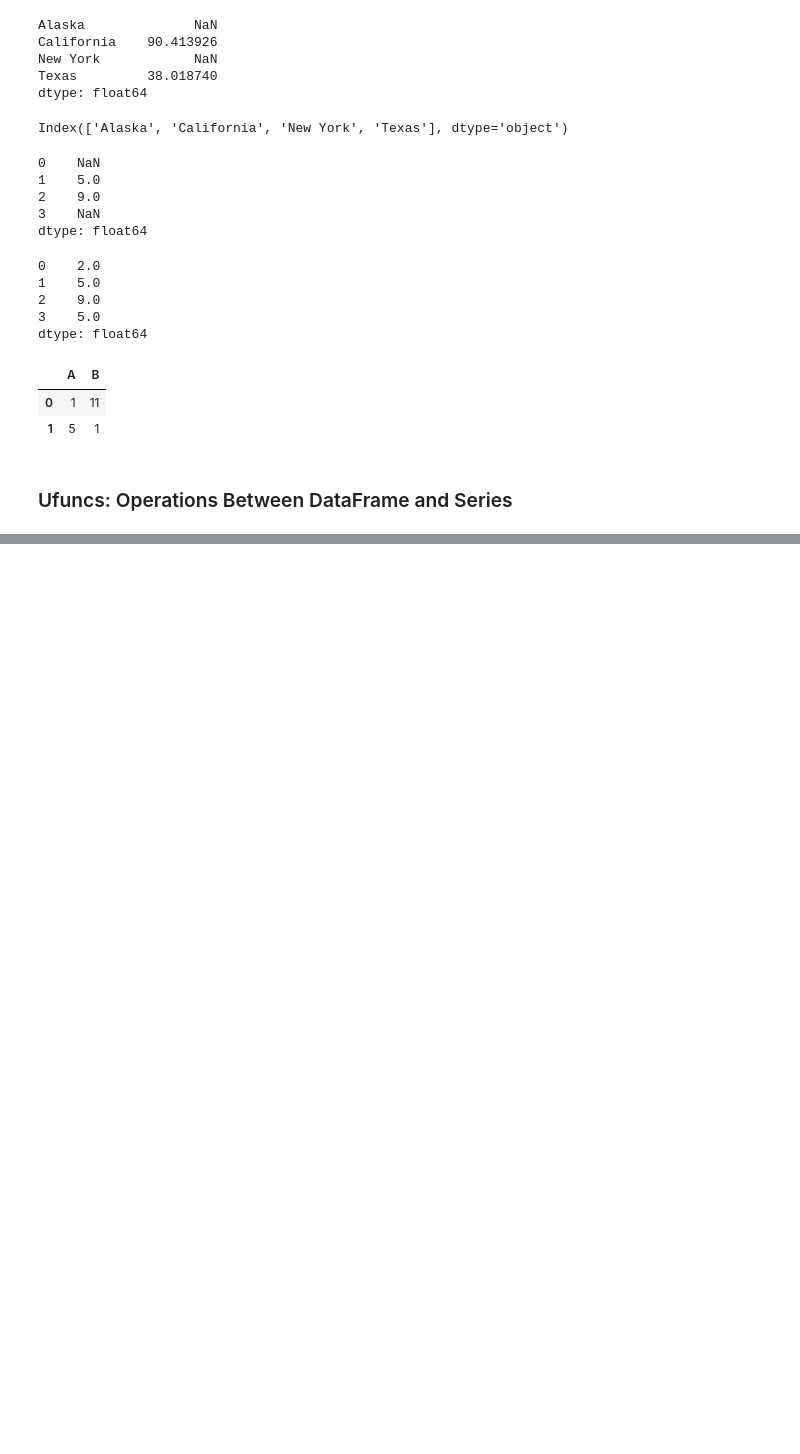
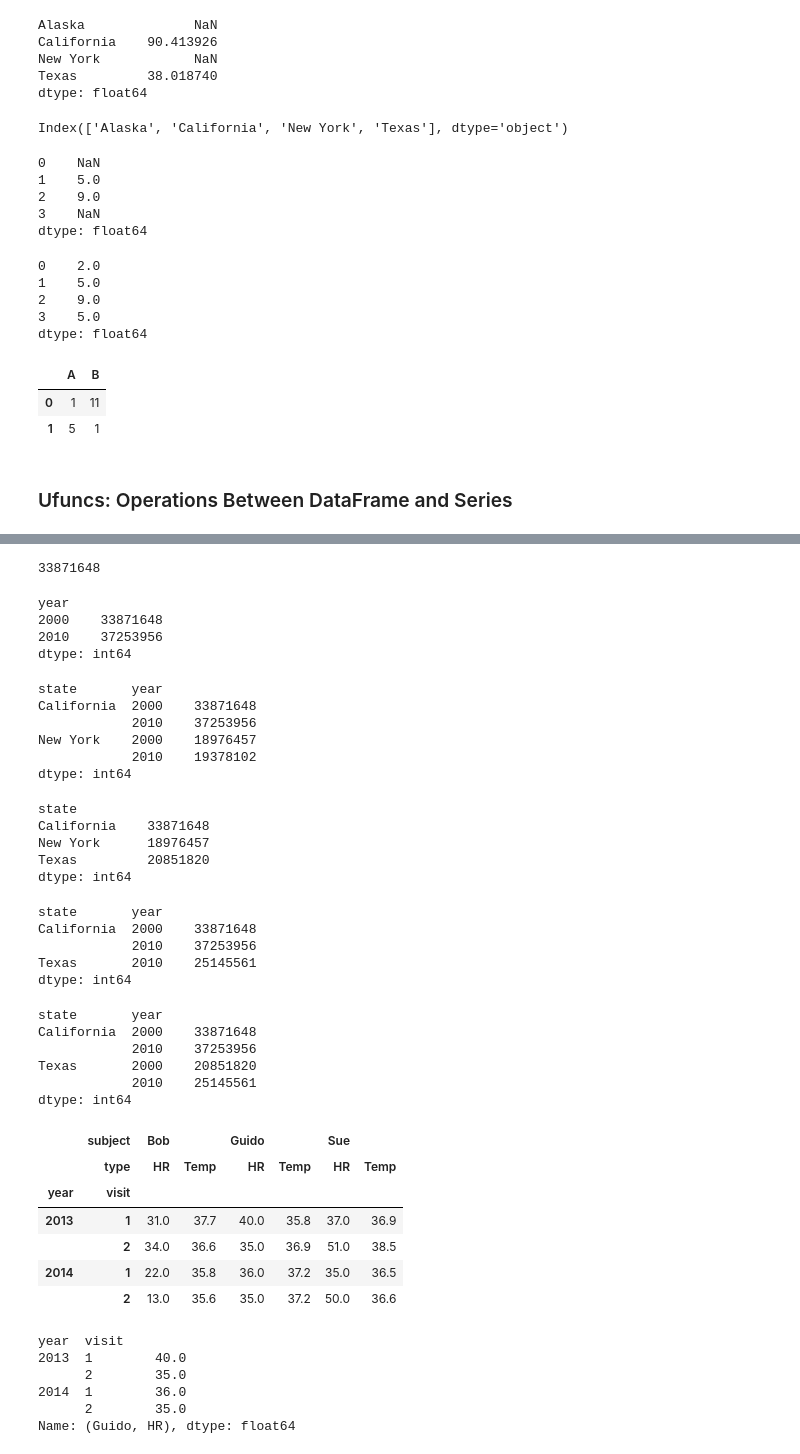
Before and after one commit to CassivsGabriellis/estudos-ciencia-de-dados, a Jupyter notebook: Estudos em Python for Data Science - Pandas.ipynb, the cells around one changed output, grey strips where cells are left out. Cells and saved outputs as stored; diff of their text form; code cells hidden in the pictures; blank space fills up the shorter version.

```diff
--- a/Estudos em Python for Data Science - Pandas.ipynb
+++ b/Estudos em Python for Data Science - Pandas.ipynb
@@ -548,0 +966,64 @@ array([ 0, -2,  2,  0])
+# %%
+pop['California', 2000]
+# %% [output]
+33871648
+# %%
+pop['California']
+# %% [output]
+year
+2000    33871648
+2010    37253956
+dtype: int64
+# %%
+pop.loc['California':'New York']
+# %% [output]
+state       year
+California  2000    33871648
+            2010    37253956
+New York    2000    18976457
+            2010    19378102
+dtype: int64
+# %%
+pop[:, 2000]
+# %% [output]
+state
+California    33871648
+New York      18976457
+Texas         20851820
+dtype: int64
+# %%
+pop[pop > 22000000]
+# %% [output]
+state       year
+California  2000    33871648
+            2010    37253956
+Texas       2010    25145561
+dtype: int64
+# %%
+pop[['California', 'Texas']]
+# %% [output]
+state       year
+California  2000    33871648
+            2010    37253956
+Texas       2000    20851820
+            2010    25145561
+dtype: int64
+# %%
+health_data
+# %% [output]
+|  | subject | Bob |  | Guido |  | Sue |  |
+|  | type | HR | Temp | HR | Temp | HR | Temp |
+| year | visit |  |  |  |  |  |  |
+| 2013 | 1 | 31.0 | 37.7 | 40.0 | 35.8 | 37.0 | 36.9 |
+|  | 2 | 34.0 | 36.6 | 35.0 | 36.9 | 51.0 | 38.5 |
+| 2014 | 1 | 22.0 | 35.8 | 36.0 | 37.2 | 35.0 | 36.5 |
+|  | 2 | 13.0 | 35.6 | 35.0 | 37.2 | 50.0 | 36.6 |
+# %%
+health_data['Guido', 'HR']
+# %% [output]
+year  visit
+2013  1        40.0
+      2        35.0
+2014  1        36.0
+      2        35.0
+Name: (Guido, HR), dtype: float64
```
Also changed, not shown: parts of 85 cells of this notebook.
